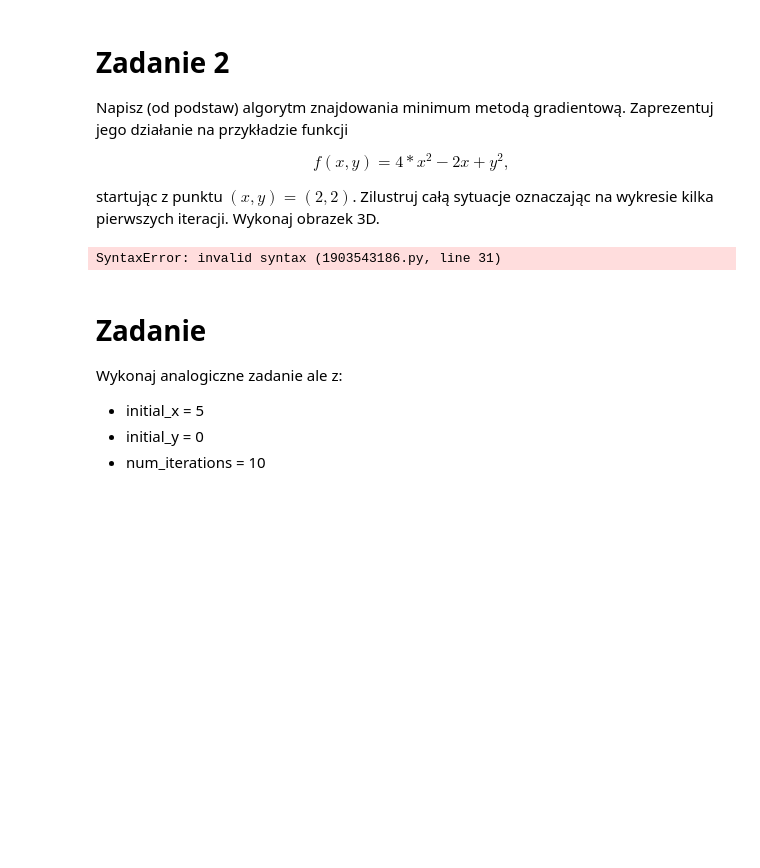
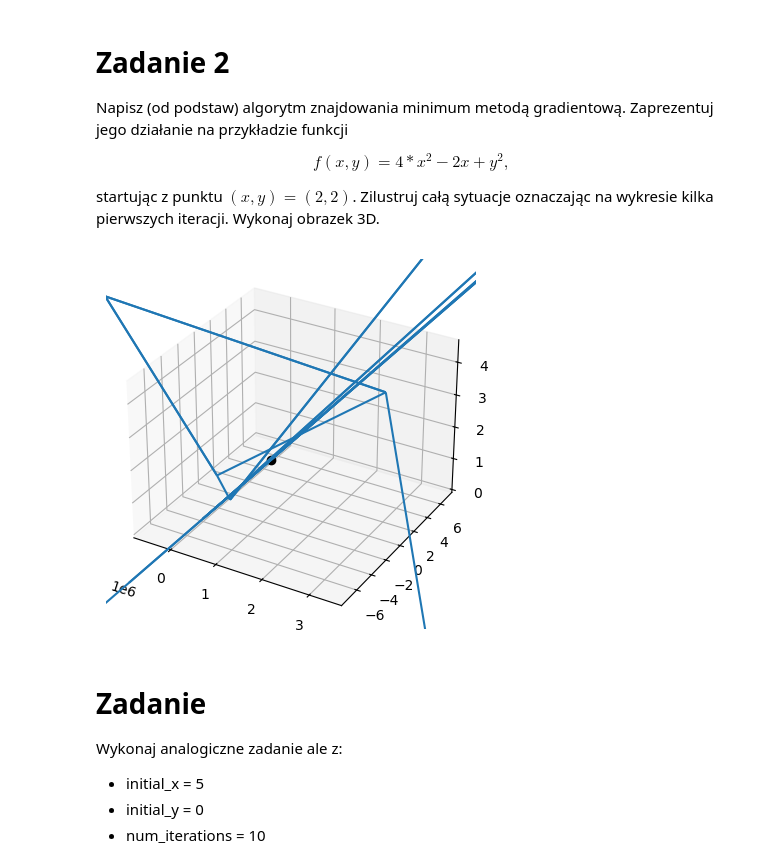
Before and after one commit to sit3kk/Basics-of-Artificial-Intelligence-Notebooks, a Jupyter notebook: Notebooks/4/AD_Z04_C_gradient_descent.ipynb, the cells around one changed output. Cells and saved outputs as stored; diff of their text form; code cells hidden in the pictures; blank space fills up the shorter version.

```diff
--- a/Notebooks/4/AD_Z04_C_gradient_descent.ipynb
+++ b/Notebooks/4/AD_Z04_C_gradient_descent.ipynb
@@ -159,17 +159,21 @@ Wykonaj obrazek 3D.
 
 import numpy as np
 import matplotlib.pyplot as plt
-#from mpl_toolkits.mplot3d import Axes3D
+
+from mpl_toolkits.mplot3d import Axes3D
+
+from mpl_toolkits.mplot3d import Axes3D
 from matplotlib import cm
-from mpl_toolkits.mplot3d import axes3d
-#%matplotlib notebook
 
-plt.close('all')
 
-fun = lambda x,y: 4*x**2+y**2
+# %matplotlib notebook
+
+plt.close("all")
+
+fun = lambda x, y: 4 * x**2 + y**2
 
 fig = plt.figure()
-ax = fig.gca(projection='3d')
+ax = fig.add_subplot(projection="3d") ##?//
 
 # Make data.
 X = np.arange(-7, 7, 0.25)
@@ -178,47 +182,55 @@ X, Y = np.meshgrid(X, Y)
 Z = fun(X, Y)
 
 # Plot the surface.
-surf = ax.plot_surface(X, Y, Z, cmap=cm.coolwarm,
-                       linewidth=0.01, antialiased=True, alpha=0.3)
+surf = ax.plot_surface(
+    X, Y, Z, cmap=cm.coolwarm, linewidth=0.01, antialiased=True, alpha=0.3
+)
 
 
 #####################################
 
+
 def step_gradient_2d(x_current, y_current, learningRate):
-    x_gradient = ??
-    y_gradient = 2*y_current
+    x_gradient = 8 * x_current - 2
+    y_gradient = 2 * y_current
 
-    new_x = ??
-    new_y = ??
+    new_x = x_current - (learningRate * x_gradient)
+    new_y = y_current - (learningRate * y_gradient)
 
-    ax.quiver(x_current, y_current, (fun(x_current, y_current)) ,
-              - (learningRate * x_gradient), - (learningRate * y_gradient),
-              (-(fun(x_current,y_current)-fun(new_x,new_y))))
+    ax.quiver(
+        x_current,
+        y_current,
+        (fun(x_current, y_current)),
+        -(learningRate * x_gradient),
+        -(learningRate * y_gradient),
+        (-(fun(x_current, y_current) - fun(new_x, new_y))),
+    )
 
     return [new_x, new_y]
+
 
 def gradient_descent_runner_2d(starting_x, starting_y, learning_rate, num_iterations):
     x = starting_x
     y = starting_y
     for i in range(num_iterations):
         x, y = step_gradient_2d(x, y, learning_rate)
-        #print(x, y)
+        # print(x, y)
     return [x, y]
 
 
 learning_rate = 0.9
-initial_x = 0 # initial y-intercept guess
-initial_y = 5 # initial slope guess
+initial_x = 0  # initial y-intercept guess
+initial_y = 5  # initial slope guess
 num_iterations = 10
 [x, y] = gradient_descent_runner_2d(initial_x, initial_y, learning_rate, num_iterations)
 
 
 #####################################
 
-plt.plot([initial_x],[initial_y],[fun(initial_x,initial_y)],"ok")
+plt.plot([initial_x], [initial_y], [fun(initial_x, initial_y)], "ok")
 plt.show()
 # %% [output]
-SyntaxError: invalid syntax (1903543186.py, line 31)
+[figure, added]
 # %% [markdown]
 # Zadanie
 Wykonaj analogiczne zadanie ale z:
```
Also changed, not shown: parts of 5 cells of this notebook.
